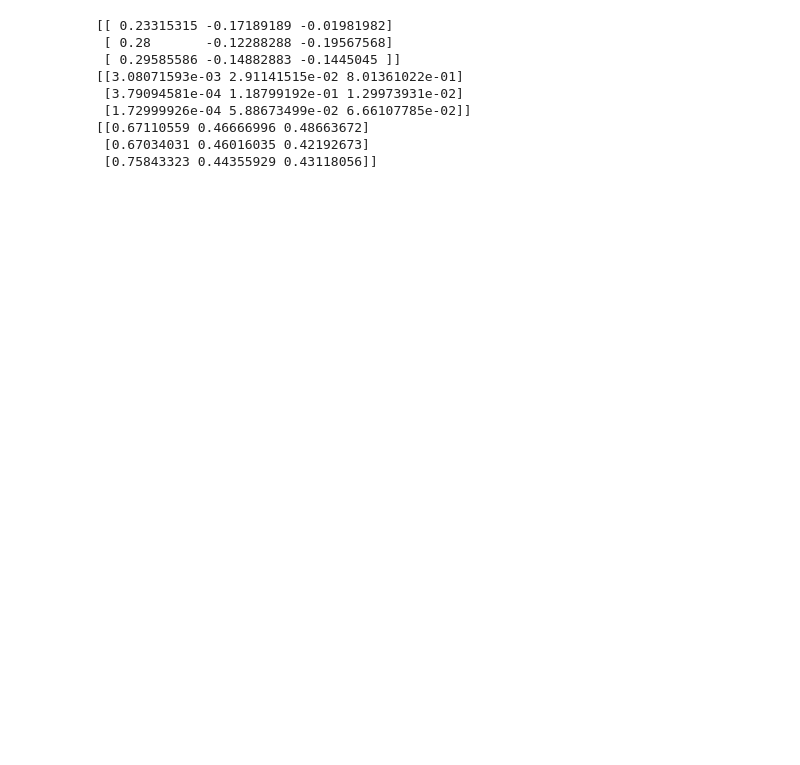
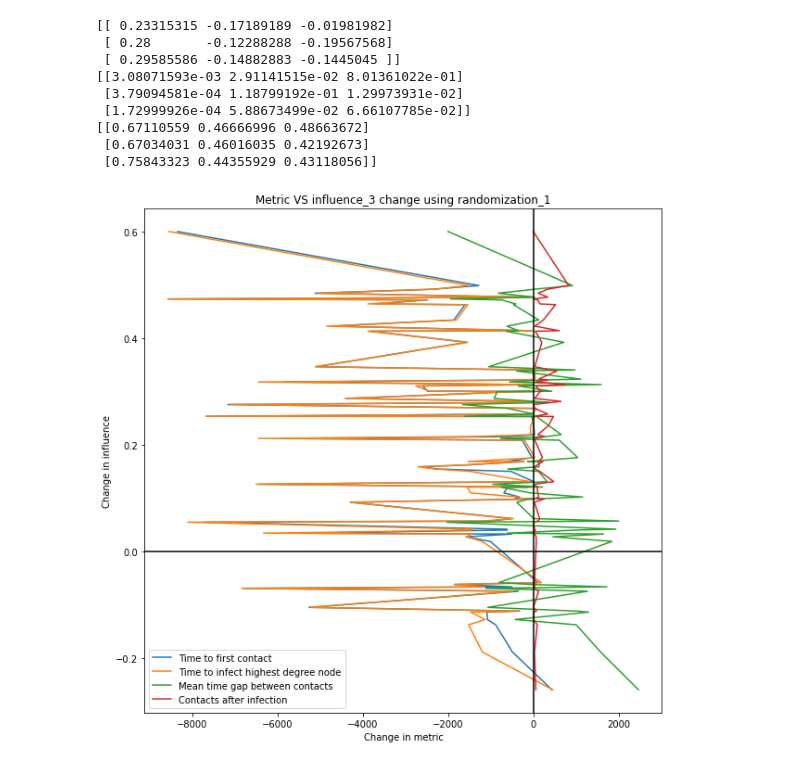
Before and after one commit to albertsolaroca/MDAC, a Jupyter notebook: Project 1/MDAC project.ipynb, the cells around one changed output. Saved outputs shown, nothing was run; the diff lists cells and outputs as text; code cells hidden in the pictures; blank space fills up the shorter version.

```diff
--- a/Project 1/MDAC project.ipynb
+++ b/Project 1/MDAC project.ipynb
@@ -165,6 +165,15 @@ def g3_randomize(original_df, number_of_swaps):
         link_ts[link1], link_ts[link2] = link_ts[link2], link_ts[link1]
     g3_df = build_df(link_ts)
     return g3_df
+
+# Abstraction function to get different types of randomizations
+def randomize(original_df, randomization = 1, number_of_swaps = 10000):
+    if (randomization == 1):
+        return g1_randomize(original_df)
+    elif (randomization == 2):
+        return g2_randomize(original_df, number_of_swaps)
+    else:
+        return g3_randomize(original_df, number_of_swaps)
 # %% [markdown]
 # Influence types
 
@@ -230,6 +239,15 @@ def influence_3(G, edge_data, time_fraction):
     influence_dict = {list(G.nodes)[i]:nodes_influence[i] for i in range(len(nodes_influence))}
     sorted_influence = {k: v for k, v in sorted(influence_dict.items(), key=lambda item: item[1],reverse=True)}
     return sorted_influence
+# %%
+# Abstraction function to get different types of influence defined
+def get_influence(G, edge_data, influence_type = 1, node_fraction = 0.3, time_fraction = 0.3):
+    if (influence_type==1):
+        return influence_1(G, edge_data, node_fraction)
+    elif (influence_type==2):
+        return influence_2(G, edge_data, time_fraction)
+    else:
+        return influence_3(G, edge_data, time_fraction)
 # %%
 print(influence_3(G, data, 0.3))
 # %% [output]
@@ -394,6 +412,23 @@ def number_contacts_within_time(G, temporal_edge_list, lower_bound_time, upper_b
     nb_contacts = {(i+1):nb_contacts[i] for i in range(len(nb_contacts))}
     sorted_nb_contacts = {k: v for k, v in sorted(nb_contacts.items(), key=lambda item: item[1], reverse=True)}
     return sorted_nb_contacts
+
+def number_of_contacts_after_infection(G, temporal_edge_list):
+
+    total_contacts_after_infection = [0 for _ in G.nodes()]
+
+    for seed_node in G.nodes():
+        _, nodes_infection_time = infection(seed_node, G, temporal_edge_list)
+        for edge in temporal_edge_list:
+            node1, node2, timestamp = edge
+            if (timestamp > nodes_infection_time[node1]):
+                total_contacts_after_infection[node1-1] += 1
+            if (timestamp > nodes_infection_time[node2]):
+                total_contacts_after_infection[node2-1] += 1
+
+    avg_contacts_after_infection = {(i+1):total_contacts_after_infection[i]/G.number_of_nodes() for i in range(len(total_contacts_after_infection))}
+    sorted_avg_contacts_after_infection = {k: v for k, v in sorted(avg_contacts_after_infection.items(), key=lambda item: item[1], reverse=True)}
+    return sorted_avg_contacts_after_infection
 # %%
 #print(max_degree_node(G))
 #print("degrees: ", degree_dic(G))
@@ -670,0 +795,4 @@ print(np.array(rbo_ext_list))
+# %%
+correlate_properties_influence(influence=3, randomization=1, realizations=1)
+# %% [output]
+[figure, added]
```
Also changed, not shown: parts of 7 cells of this notebook, 1 other file.
